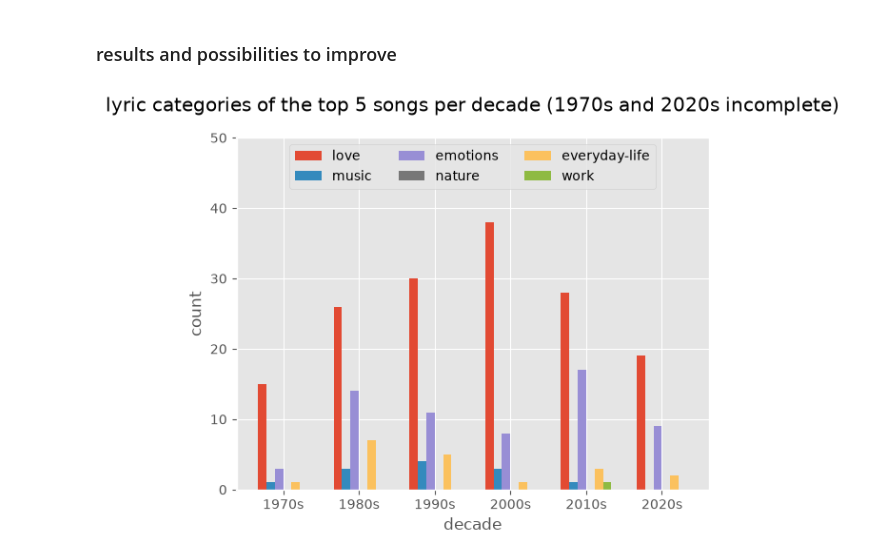
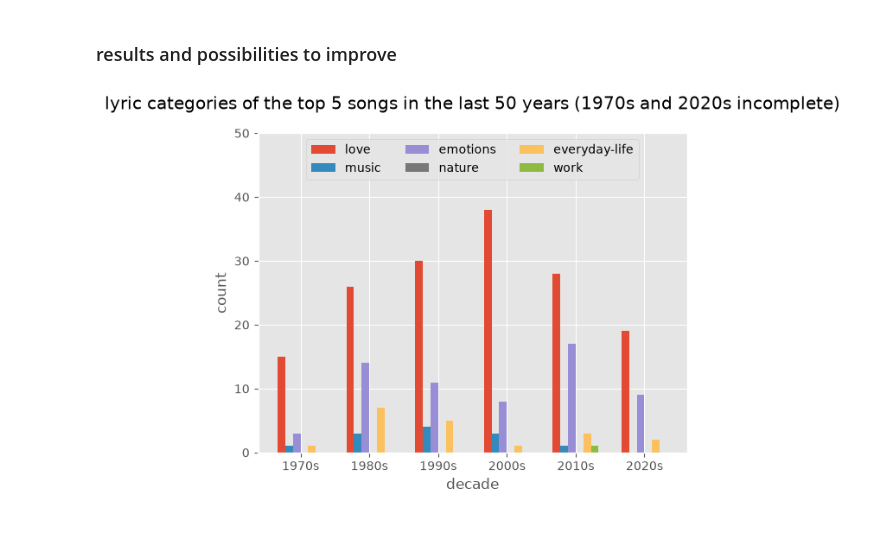
Before and after one commit to MoyieRoller/lyric-analysis, a Jupyter notebook: lyrics_analysis.ipynb, the cells around one changed output. Saved outputs shown, nothing was run; the diff lists cells and outputs as text; code cells hidden in the pictures; blank space fills up the shorter version.

```diff
--- a/lyrics_analysis.ipynb
+++ b/lyrics_analysis.ipynb
@@ -201,8 +203,8 @@ with open('topics.json', 'r') as file:
 decades = set([])
 
 # dynamically generate all decades
-for k in range(len(song_data['songs'])):
-    decades.add(song_data['songs'][k]['year'][:-1])
+for h in range(len(song_data['songs'])):
+    decades.add(song_data['songs'][h]['year'][:-1])
 
 decades = list(sorted(decades))
 
@@ -210,7 +212,7 @@ decades = list(sorted(decades))
 topic_dict = topic_data['topics'][0]
 keys = list(topic_dict.keys())
 for key in keys:
-    topic_dict.update({key: np.zeros(len(keys))})
+    topic_dict.update({key: np.zeros(len(decades))})
 
 # get count of topics per decade
 for i in range(len(decades)):
@@ -226,15 +228,15 @@ decades = [f'{i}0s' for i in decades]
 # %%
 matplotlib.style.use('ggplot')
 
 fig, ax = plt.subplots()
 res = ax.grouped_bar(topic_dict, tick_labels=decades, group_spacing=3)
 
 ax.set_xlabel('decade')
 ax.set_ylabel('count')
-ax.set_title('lyric categories of the top 5 songs per decade (1970s and 2020s incomplete)', pad=20.0)
+ax.set_title(f'lyric categories of the top 5 songs in the last 50 years ({decades[0]} and {decades[-1]} incomplete)', pad=20.0)
 ax.legend(loc='upper center', ncols=3)
 ax.set_ylim(0, 50)
 
 plt.show()
 # %% [output]
-[figure, old version]
+[figure, new version]
```
Also changed, not shown: parts of 2 cells of this notebook.
